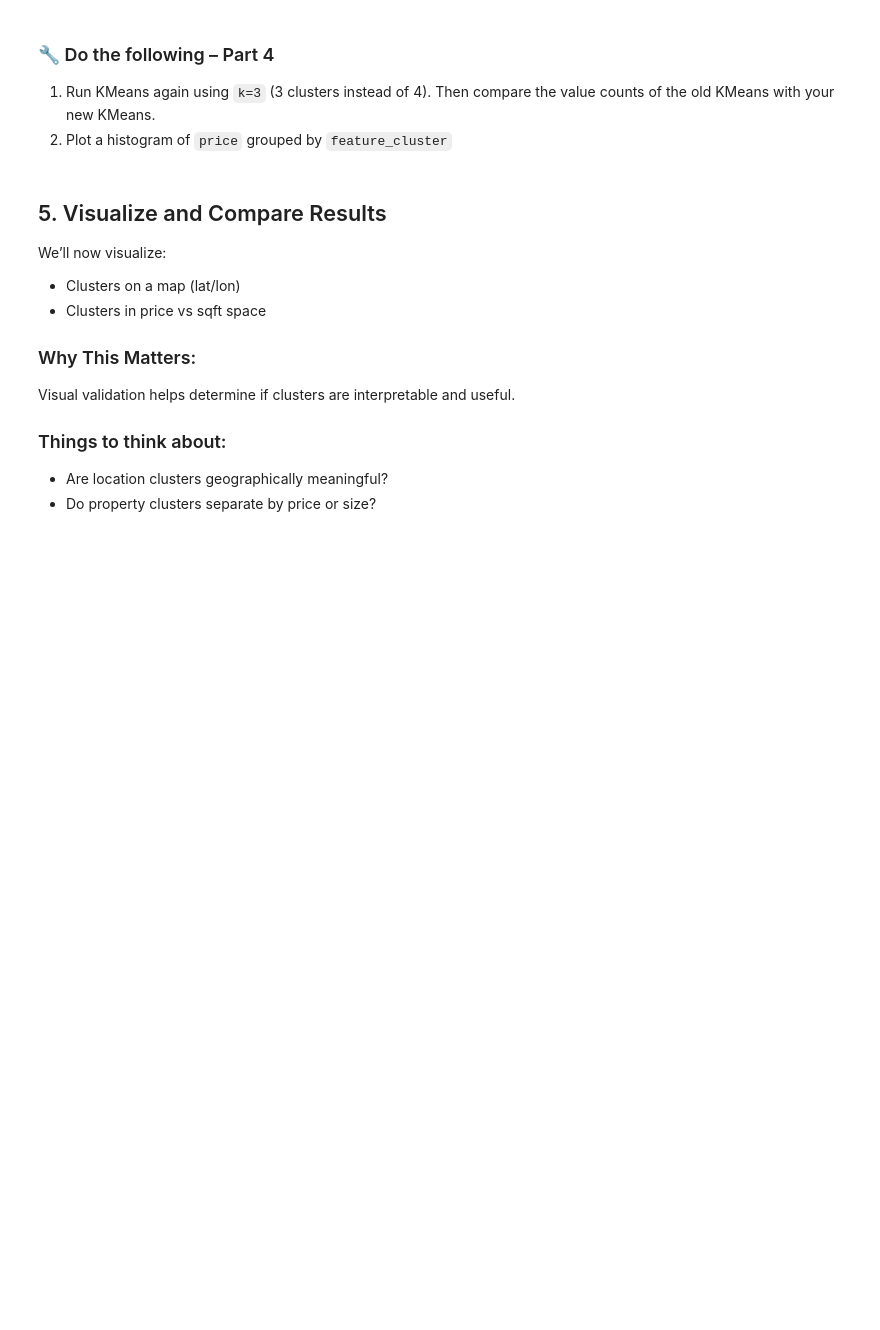
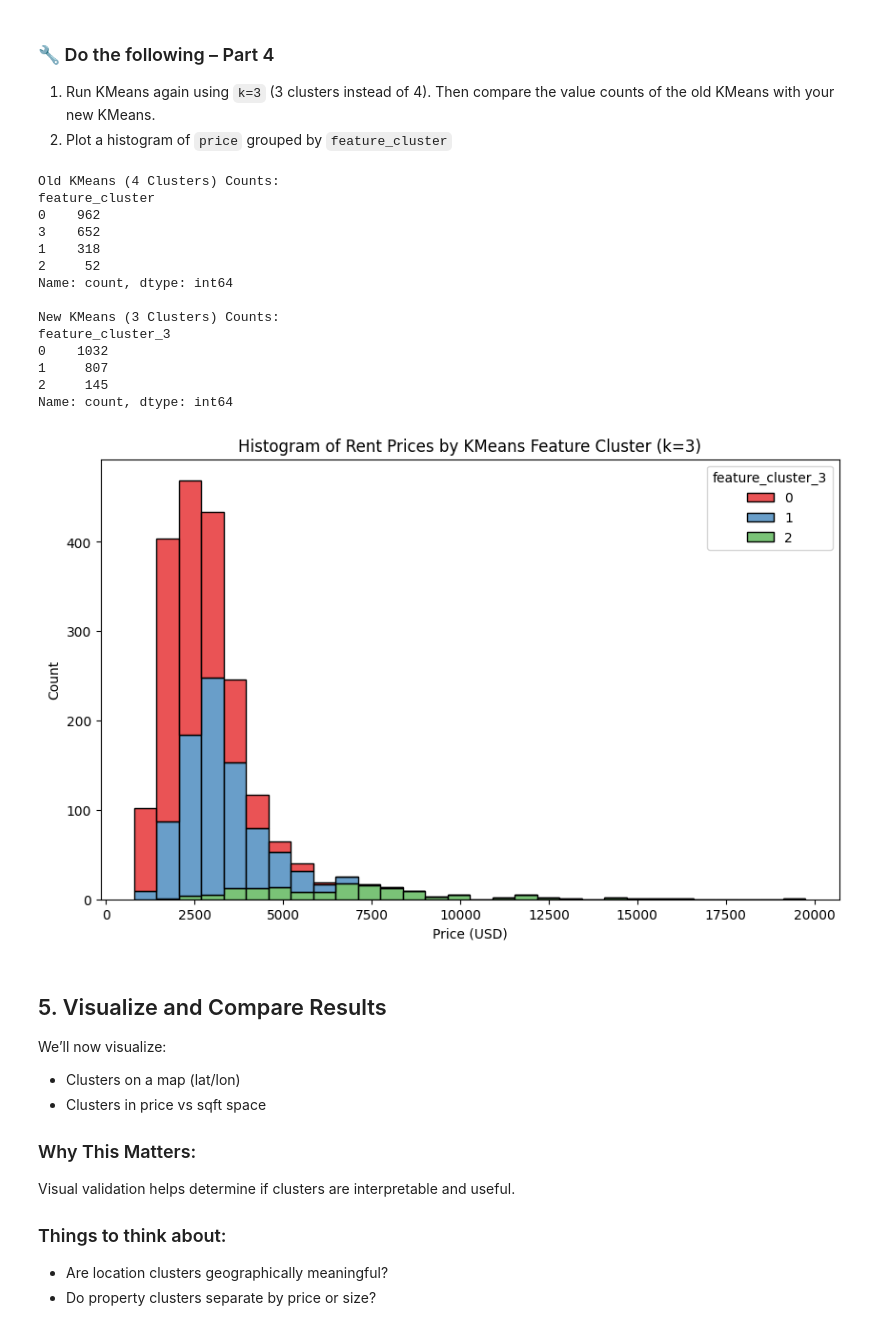
Before and after one commit to jsherwood2/IS-4487, a Jupyter notebook: Labs/lab_09_clustering.ipynb, the cells around one changed output. Drawn from its saved outputs; the diff is of its cells as text; code cells hidden in the pictures; blank space fills up the shorter version.

```diff
--- a/Labs/lab_09_clustering.ipynb
+++ b/Labs/lab_09_clustering.ipynb
@@ -236,0 +235,5 @@ dtype: int64
+# %%
+# 🔧 Add code here
+df['sqft_segment'] = pd.cut(df['sqft'], bins=[0, 800, 1400, float('inf')], labels=['Small', 'Medium', 'Large'])
+print(df['sqft_segment'].value_counts())
+display(df[['price_segment', 'sqft_segment']].head())
@@ -296,3 +309,33 @@ dtype: int64
+# %%
+# 🔧 Add code here
+kmeans_feat_3 = KMeans(n_clusters=3, random_state=1)
+scaled_df['feature_cluster_3'] = kmeans_feat_3.fit_predict(X_feat)
+print("Old KMeans (4 Clusters) Counts:")
+print(scaled_df['feature_cluster'].value_counts())
+print("\nNew KMeans (3 Clusters) Counts:")
+print(scaled_df['feature_cluster_3'].value_counts())
+plt.figure(figsize=(10, 6))
+sns.histplot(data=df, x='price', hue=scaled_df['feature_cluster_3'], palette='Set1', multiple='stack', bins=30)
+plt.title('Histogram of Rent Prices by KMeans Feature Cluster (k=3)')
+plt.xlabel('Price (USD)')
+plt.ylabel('Count')
+plt.show()
+# %% [output]
+Old KMeans (4 Clusters) Counts:
+feature_cluster
+0    962
+3    652
+1    318
+2     52
+Name: count, dtype: int64
+
+New KMeans (3 Clusters) Counts:
+feature_cluster_3
+0    1032
+1     807
+2     145
+Name: count, dtype: int64
+[figure, added]
 # %% [markdown]
 ## 5. Visualize and Compare Results
 
```
Also changed, not shown: parts of 11 cells of this notebook.
